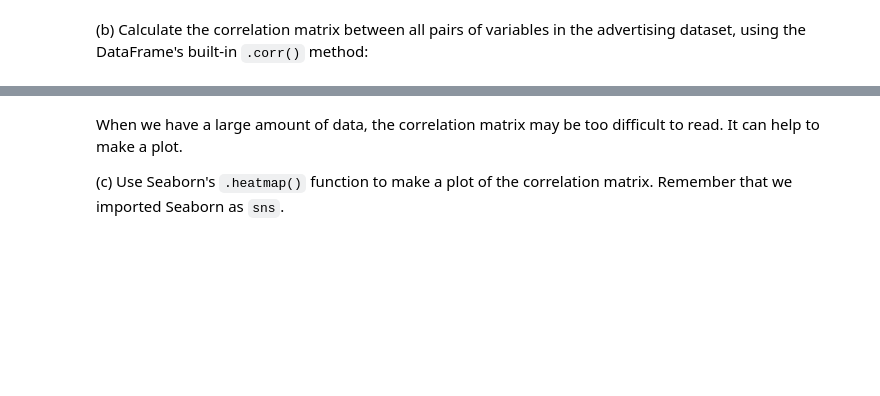
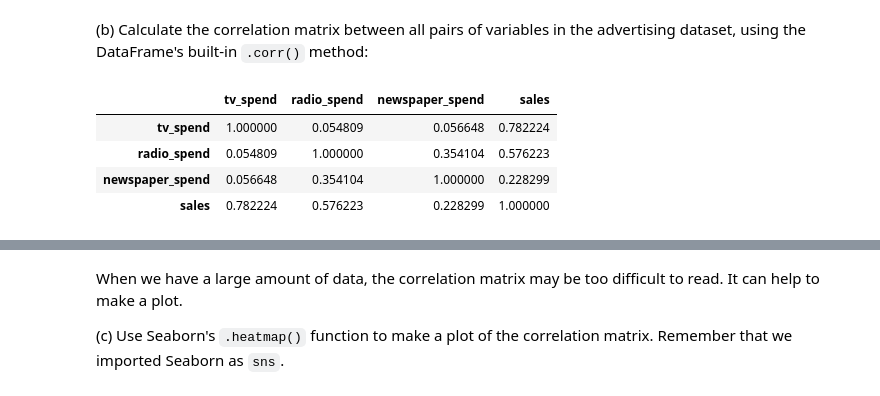
Before and after one commit to ShelyBhogal/data-science, a Jupyter notebook: 08-experiments-hypotesis-tests/08 experiments-hypothesis-tests_NM.ipynb, the cells around one changed output, grey strips where cells are left out. Saved outputs shown, nothing was run; the diff lists cells and outputs as text; code cells hidden in the pictures; blank space fills up the shorter version.

```diff
--- a/08-experiments-hypotesis-tests/08 experiments-hypothesis-tests_NM.ipynb
+++ b/08-experiments-hypotesis-tests/08 experiments-hypothesis-tests_NM.ipynb
@@ -203,0 +212,8 @@ first_five =
+# %%
+advertising_data.corr()
+# %% [output]
+|  | tv_spend | radio_spend | newspaper_spend | sales |
+| tv_spend | 1.000000 | 0.054809 | 0.056648 | 0.782224 |
+| radio_spend | 0.054809 | 1.000000 | 0.354104 | 0.576223 |
+| newspaper_spend | 0.056648 | 0.354104 | 1.000000 | 0.228299 |
+| sales | 0.782224 | 0.576223 | 0.228299 | 1.000000 |
```
Also changed, not shown: parts of 7 cells of this notebook, 3 other files.
